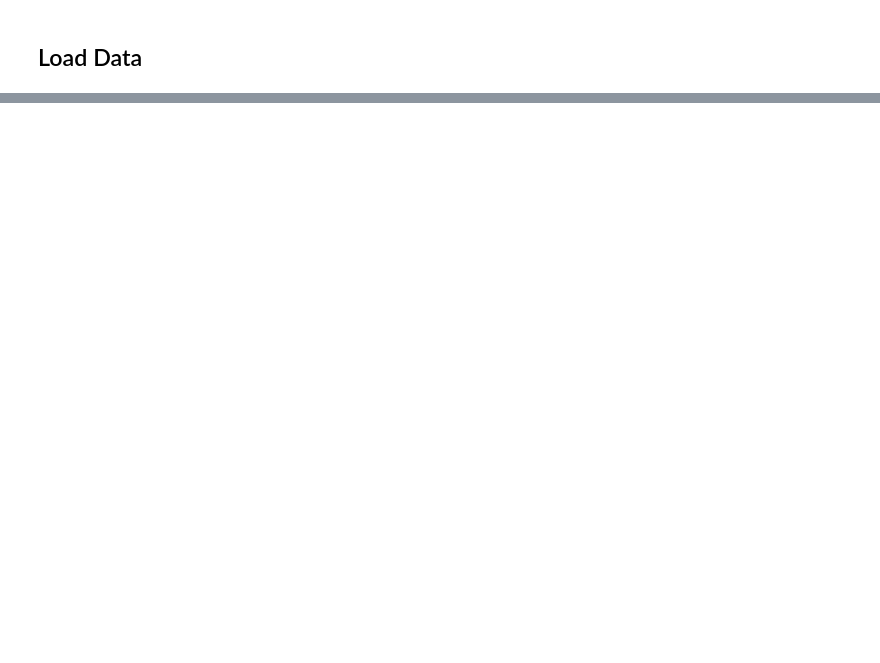
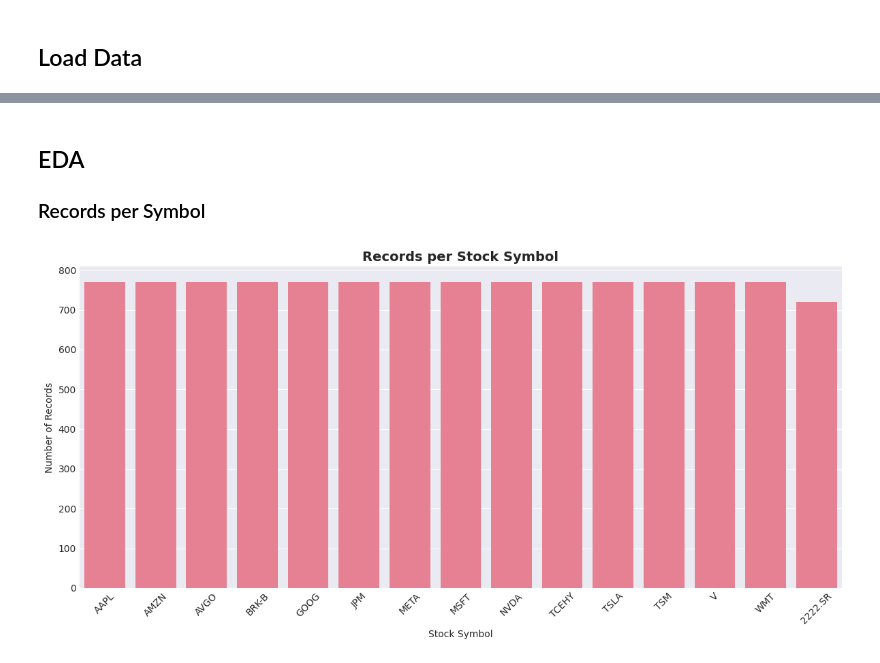
Before and after one commit to Ppius6/stock-market-prediction, a Jupyter notebook: notebooks/01_feature_engineering.ipynb, the cells around one changed output, grey strips where cells are left out. Cells and saved outputs as stored; diff of their text form; code cells hidden in the pictures; blank space fills up the shorter version.

```diff
--- a/notebooks/01_feature_engineering.ipynb
+++ b/notebooks/01_feature_engineering.ipynb
@@ -70,0 +109,17 @@ Connecting to database: {config.database_url}
+# %% [markdown]
+## EDA
+
+### Records per Symbol
+# %%
+records_per_symbol = df.groupby("symbol").size().sort_values(ascending=False)
+
+plt.figure(figsize=(12, 6))
+sns.barplot(x=records_per_symbol.index, y=records_per_symbol.values)
+plt.title("Records per Stock Symbol", fontsize=14, fontweight="bold")
+plt.xlabel("Stock Symbol")
+plt.ylabel("Number of Records")
+plt.xticks(rotation=45)
+plt.tight_layout()
+plt.show()
+# %% [output]
+[figure, added]
```
Also changed, not shown: parts of 20 cells of this notebook, 1 other file.
